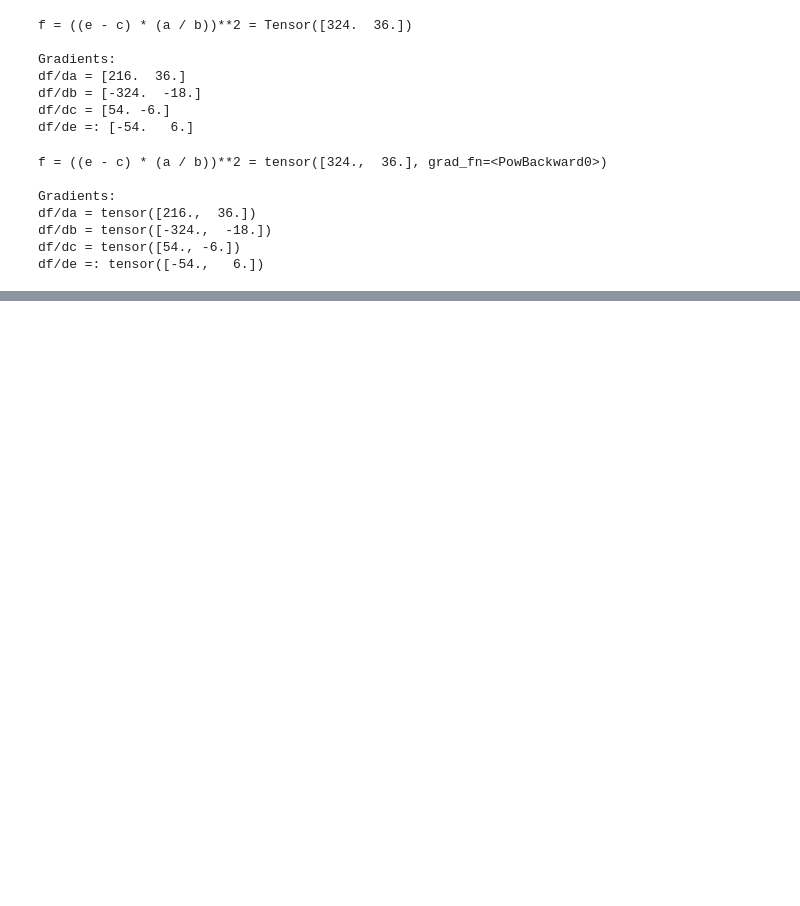
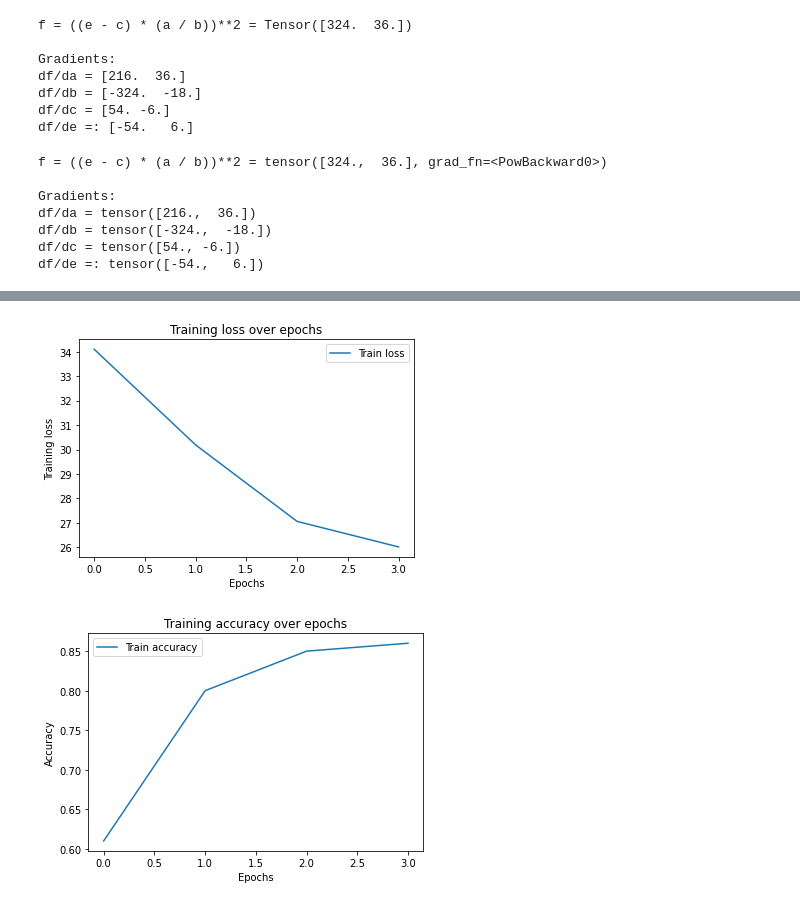
Before and after one commit to abhijitmanatkar/algorithmic-differentiation, a Jupyter notebook: autograd.ipynb, the cells around one changed output, grey strips where cells are left out. Drawn from its saved outputs; the diff is of its cells as text; code cells hidden in the pictures; blank space fills up the shorter version.

```diff
--- a/autograd.ipynb
+++ b/autograd.ipynb
@@ -557,0 +774,26 @@ GRAPH.draw()
+# %%
+# Initialize random weights
+weights = [Tensor(np.random.rand(dim + 1)) for i in range(n_labels)]
+
+# Perform training step
+n_epochs = 4
+train_losses = []
+train_accuracies = []
+
+for n in range(n_epochs):
+    total_loss, outputs = train(n, use_sigmoid=True)
+    accuracy = (np.array(outputs) == y_train).mean()
+    print('For epoch #{}: Loss: {:.2f} and Accuracy: {:.2f}'.format(n + 1, total_loss, accuracy))
+
+    train_losses.append(total_loss)
+    train_accuracies.append(accuracy)
+
+print('\n', weights)
+# save weights
+np.save('weights-2.npy', weights)
+
+# Perform testing step
+test_loss, outputs = test(use_sigmoid=True)
+
+accuracy = (np.array(outputs) == y_test).mean()
+print('\n\nTest performance - Loss: {:.2f} and Accuracy: {:.2f}'.format(total_loss, accuracy))
@@ -557,0 +815,12 @@ GRAPH.draw()
+# %%
+train_losses_df = pd.DataFrame({'Train loss': train_losses})
+
+ax = sns.lineplot(data=train_losses_df).set(title='Training loss over epochs', xlabel='Epochs', ylabel='Training loss')
+plt.show()
+
+train_accuracy_df = pd.DataFrame({'Train accuracy': train_accuracies})
+ax = sns.lineplot(data=train_accuracy_df).set(title='Training accuracy over epochs', xlabel='Epochs', ylabel='Accuracy')
+plt.show()
+# %% [output]
+[figure, added]
+[figure, added]
```
Also changed, not shown: parts of 13 cells of this notebook, 2 other files.
